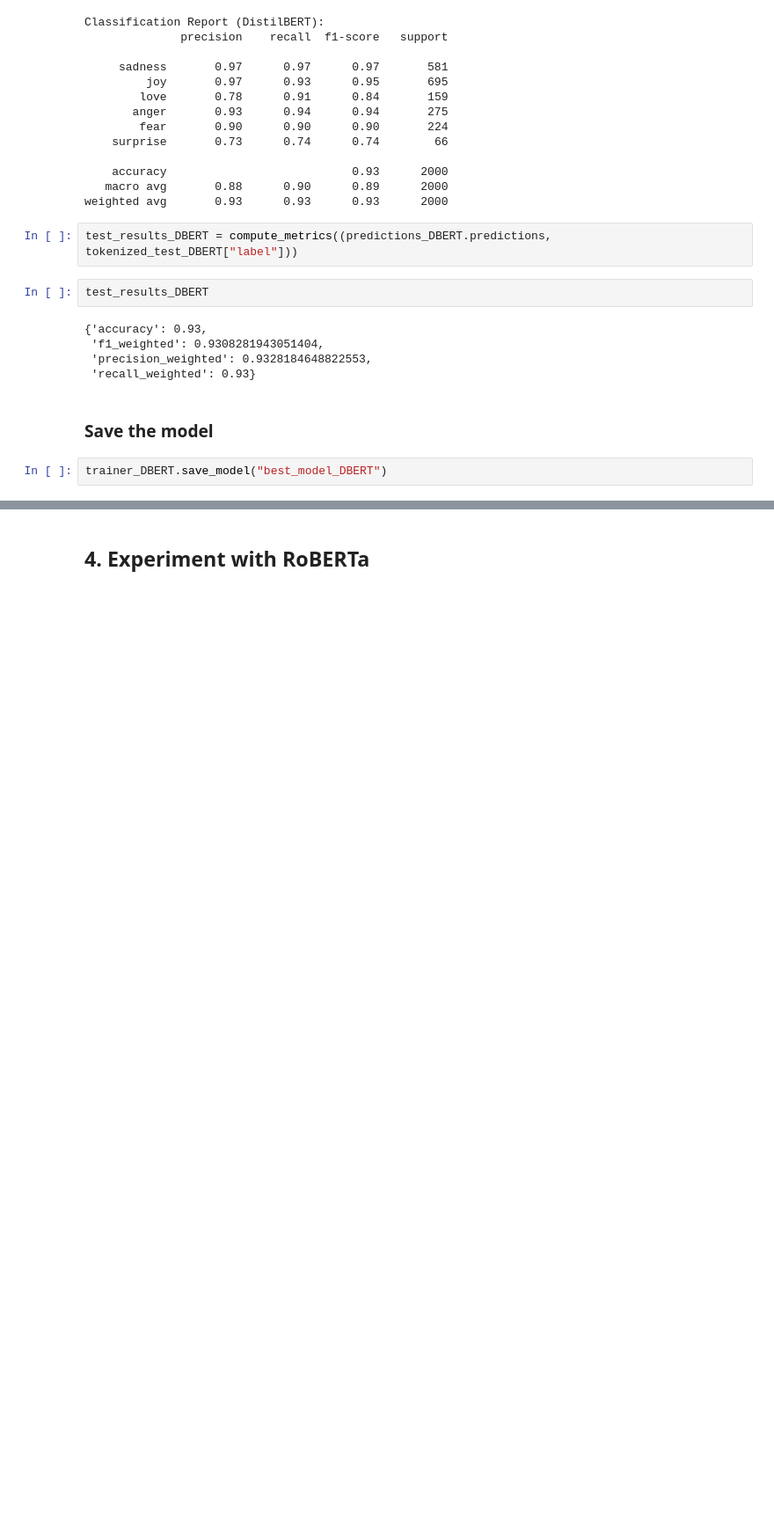
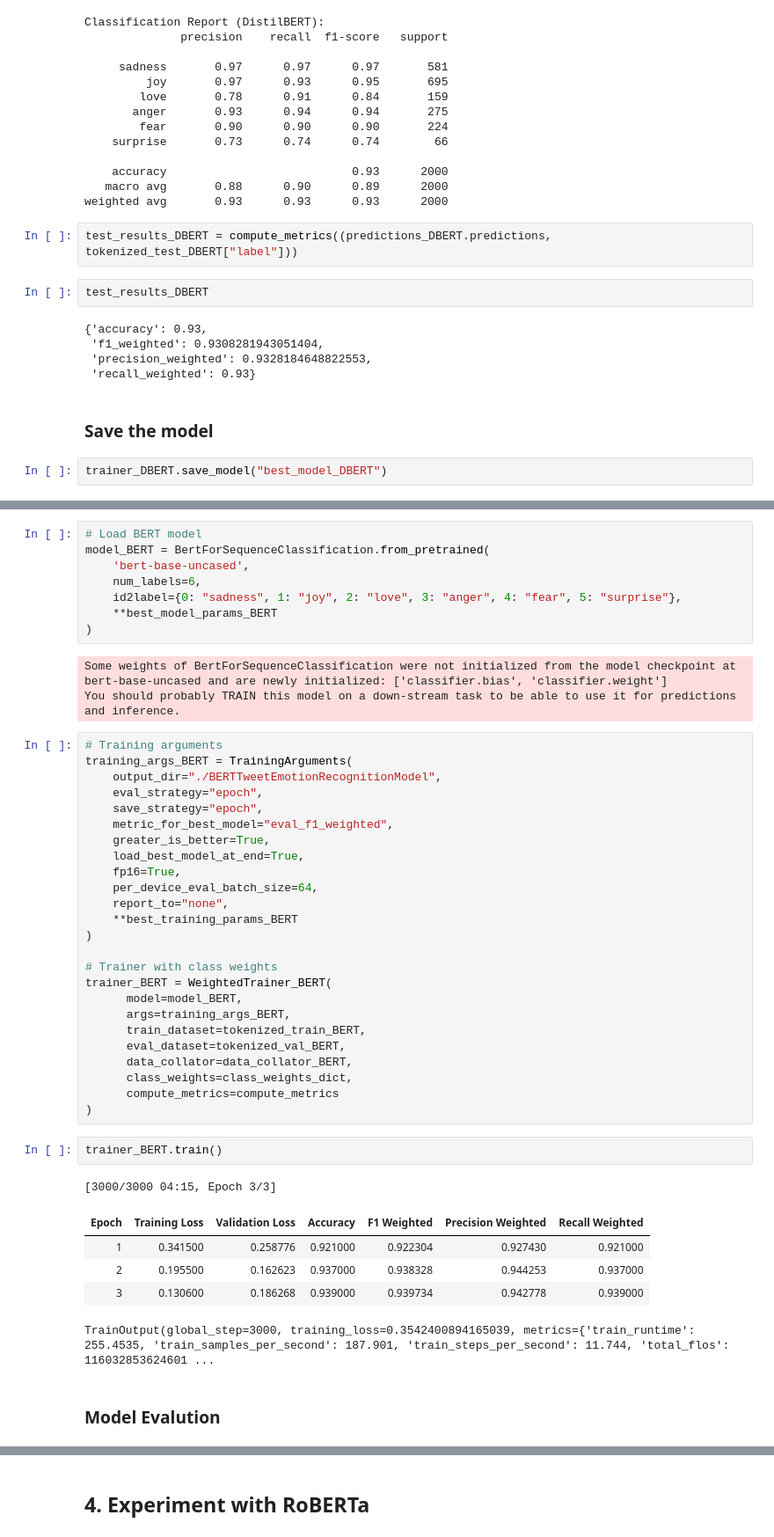
Before and after one commit to AshiniR/Tweet-Emotion-Recognition, a Jupyter notebook: notebook/Tweet_Emotion_Recognition.ipynb, the cells around one changed output, grey strips where cells are left out. Shown at 88% size. Saved outputs shown, nothing was run; the diff lists cells and outputs as text; blank space fills up the shorter version.

```diff
--- a/notebook/Tweet_Emotion_Recognition.ipynb
+++ b/notebook/Tweet_Emotion_Recognition.ipynb
@@ -1161,0 +1399,47 @@ files.download("best_model_DBERT.zip")
+# %%
+# Load BERT model
+model_BERT = BertForSequenceClassification.from_pretrained(
+    'bert-base-uncased',
+    num_labels=6,
+    id2label={0: "sadness", 1: "joy", 2: "love", 3: "anger", 4: "fear", 5: "surprise"},
+    **best_model_params_BERT
+)
+# %% [output]
+Some weights of BertForSequenceClassification were not initialized from the model checkpoint at bert-base-uncased and are newly initialized: ['classifier.bias', 'classifier.weight']
+You should probably TRAIN this model on a down-stream task to be able to use it for predictions and inference.
+# %%
+# Training arguments
+training_args_BERT = TrainingArguments(
+    output_dir="./BERTTweetEmotionRecognitionModel",
+    eval_strategy="epoch",
+    save_strategy="epoch",
+    metric_for_best_model="eval_f1_weighted",
+    greater_is_better=True,
+    load_best_model_at_end=True,
+    fp16=True,
+    per_device_eval_batch_size=64,
+    report_to="none",
+    **best_training_params_BERT
+)
+
+# Trainer with class weights
+trainer_BERT = WeightedTrainer_BERT(
+      model=model_BERT,
+      args=training_args_BERT,
+      train_dataset=tokenized_train_BERT,
+      eval_dataset=tokenized_val_BERT,
+      data_collator=data_collator_BERT,
+      class_weights=class_weights_dict,
+      compute_metrics=compute_metrics
+)
+# %%
+trainer_BERT.train()
+# %% [output]
+[3000/3000 04:15, Epoch 3/3]
+| Epoch | Training Loss | Validation Loss | Accuracy | F1 Weighted | Precision Weighted | Recall Weighted |
+| 1 | 0.341500 | 0.258776 | 0.921000 | 0.922304 | 0.927430 | 0.921000 |
+| 2 | 0.195500 | 0.162623 | 0.937000 | 0.938328 | 0.944253 | 0.937000 |
+| 3 | 0.130600 | 0.186268 | 0.939000 | 0.939734 | 0.942778 | 0.939000 |
+TrainOutput(global_step=3000, training_loss=0.3542400894165039, metrics={'train_runtime': 255.4535, 'train_samples_per_second': 187.901, 'train_steps_per_second': 11.744, 'total_flos': 116032853624601 ...
+# %% [markdown]
+### Model Evalution
```
Also changed, not shown: parts of 41 cells of this notebook.
